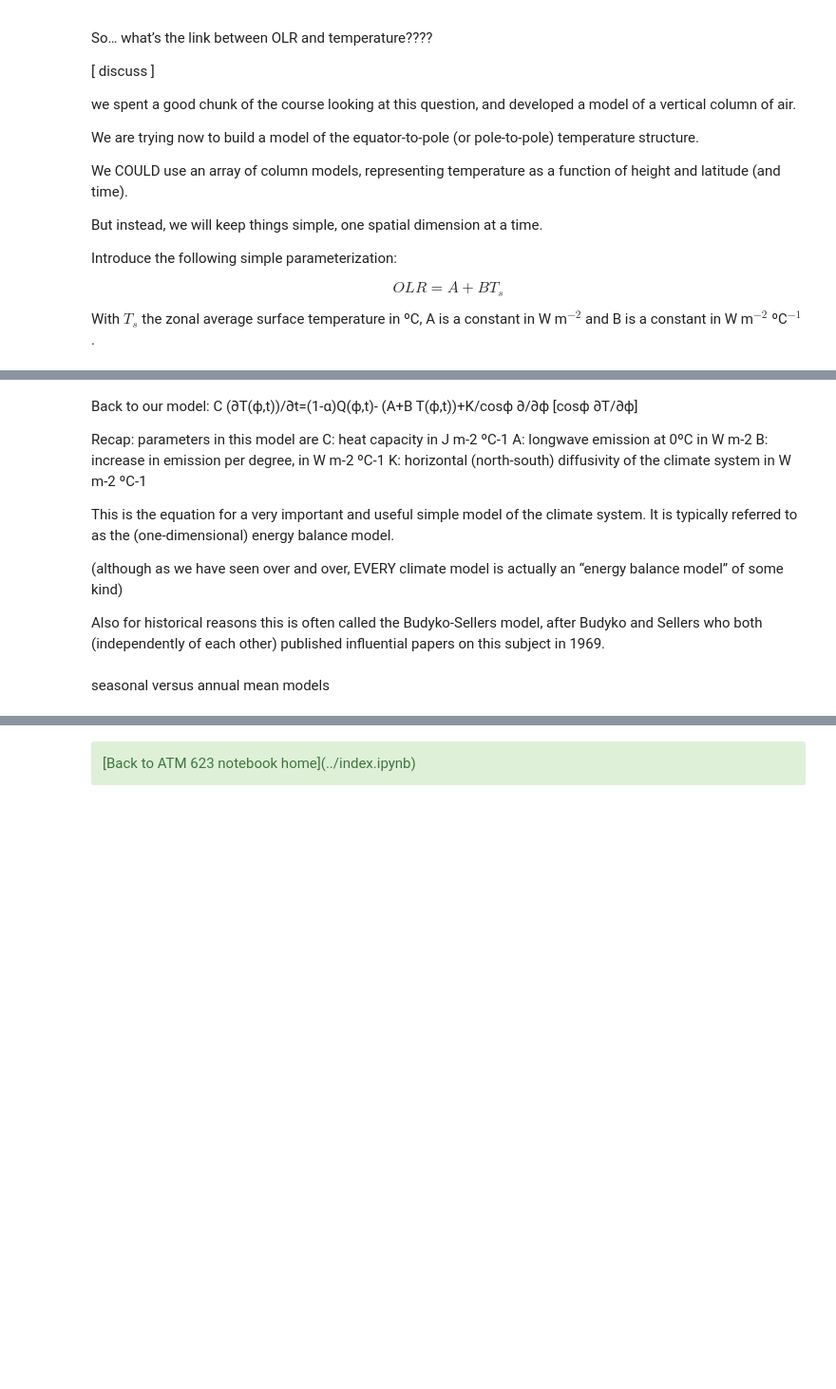
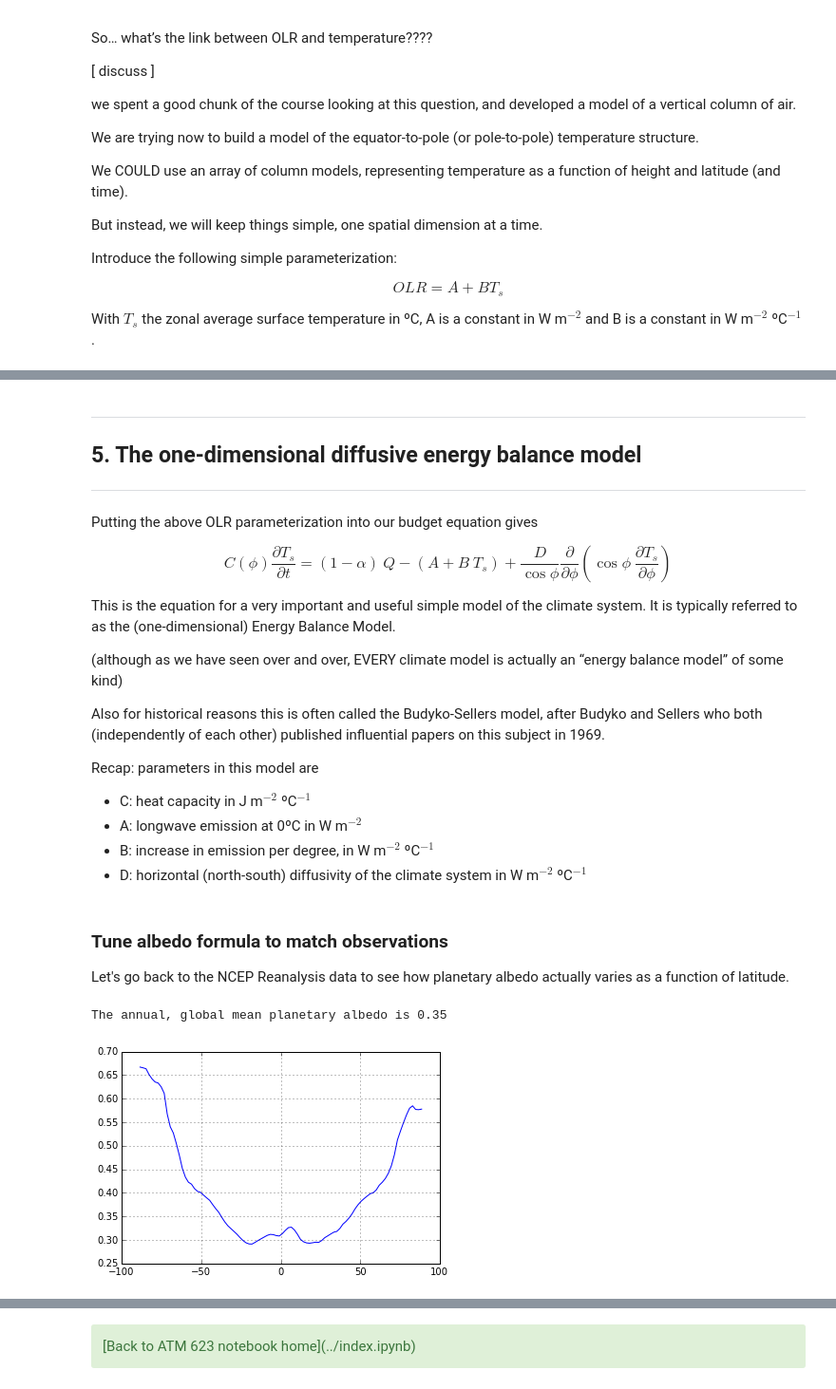
Before and after one commit to brian-rose/ClimateModeling_courseware, a Jupyter notebook: Lectures/Lecture14 -- Diffusive energy balance model.ipynb, the cells around one changed output, grey strips where cells are left out. Shown at 95% size. Saved outputs shown, nothing was run; the diff lists cells and outputs as text; code cells hidden in the pictures; blank space fills up the shorter version.

```diff
--- a/Lectures/Lecture14 -- Diffusive energy balance model.ipynb
+++ b/Lectures/Lecture14 -- Diffusive energy balance model.ipynb
@@ -234,0 +263,6 @@ With $T_s$ the zonal average surface temperature in ºC, A is a constant in W m$
+# %%
+ncep_url = "http://www.esrl.noaa.gov/psd/thredds/dodsC/Datasets/ncep.reanalysis.derived/"
+ncep_air = nc.Dataset( ncep_url + "pressure/air.mon.1981-2010.ltm.nc" )
+ncep_Ts = nc.Dataset( ncep_url + "surface_gauss/skt.sfc.mon.1981-2010.ltm.nc" )
+lat_ncep = ncep_Ts.variables['lat']; lon_ncep = ncep_Ts.variables['lon']
+print ncep_Ts
@@ -245,18 +339,42 @@ And the observed global mean OLR = 239 W m-2
 So this is consistent.
+# %% [markdown]
+____________
+<a id='section5'></a>
+
+## 5. The one-dimensional diffusive energy balance model
+____________
 # %% [markdown]
-Back to our model:
-C  (∂T(ϕ,t))/∂t=(1-α)Q(ϕ,t)- (A+B T(ϕ,t))+K/cos⁡ϕ   ∂/∂ϕ [cos⁡ϕ  ∂T/∂ϕ]
+Putting the above OLR parameterization into our budget equation gives
 
-Recap: parameters in this model are
-C: heat capacity in J m-2 ºC-1
-A: longwave emission at 0ºC in W m-2
-B: increase in emission per degree, in W m-2 ºC-1
-K: horizontal (north-south) diffusivity of the climate system in W m-2 ºC-1
+$$ C(\phi) \frac{\partial T_s}{\partial t} = (1-\alpha) ~ Q - \left( A + B~T_s \right) + \frac{D}{\cos⁡\phi } \frac{\partial }{\partial \phi} \left(   \cos⁡\phi  ~ \frac{\partial T_s}{\partial \phi} \right) $$
 
-This is the equation for a very important and useful simple model of the climate system. It is typically referred to as the (one-dimensional) energy balance model.
+This is the equation for a very important and useful simple model of the climate system. It is typically referred to as the (one-dimensional) Energy Balance Model.
 
 (although as we have seen over and over, EVERY climate model is actually an “energy balance model” of some kind)
 
 Also for historical reasons this is often called the Budyko-Sellers model, after Budyko and Sellers who both (independently of each other) published influential papers on this subject in 1969.
+
+Recap: parameters in this model are
+
+- C: heat capacity in J m$^{-2}$ ºC$^{-1}$
+- A: longwave emission at 0ºC in W m$^{-2}$
+- B: increase in emission per degree, in W m$^{-2}$ ºC$^{-1}$
+- D: horizontal (north-south) diffusivity of the climate system in W m$^{-2}$ ºC$^{-1}$
-# %% [markdown]
-seasonal versus annual mean models
+# %% [markdown]
+### Tune albedo formula to match observations
+
+Let's go back to the NCEP Reanalysis data to see how planetary albedo actually varies as a function of latitude.
+# %%
+days = np.linspace(1.,50.)/50 * const.days_per_year
+Qann_ncep = np.mean( climlab.solar.insolation.daily_insolation(lat_ncep, days ),axis=1)
+albedo_ncep = 1 - ASR_ncep_annual / Qann_ncep
+
+albedo_ncep_global = np.average(albedo_ncep, weights=np.cos(np.deg2rad(lat_ncep)))
+
+print 'The annual, global mean planetary albedo is %0.2f' %albedo_ncep_global
+
+plt.plot(lat_ncep, albedo_ncep)
+plt.grid();
+# %% [output]
+The annual, global mean planetary albedo is 0.35
+[figure, added]
```
Also changed, not shown: parts of 28 cells of this notebook.
